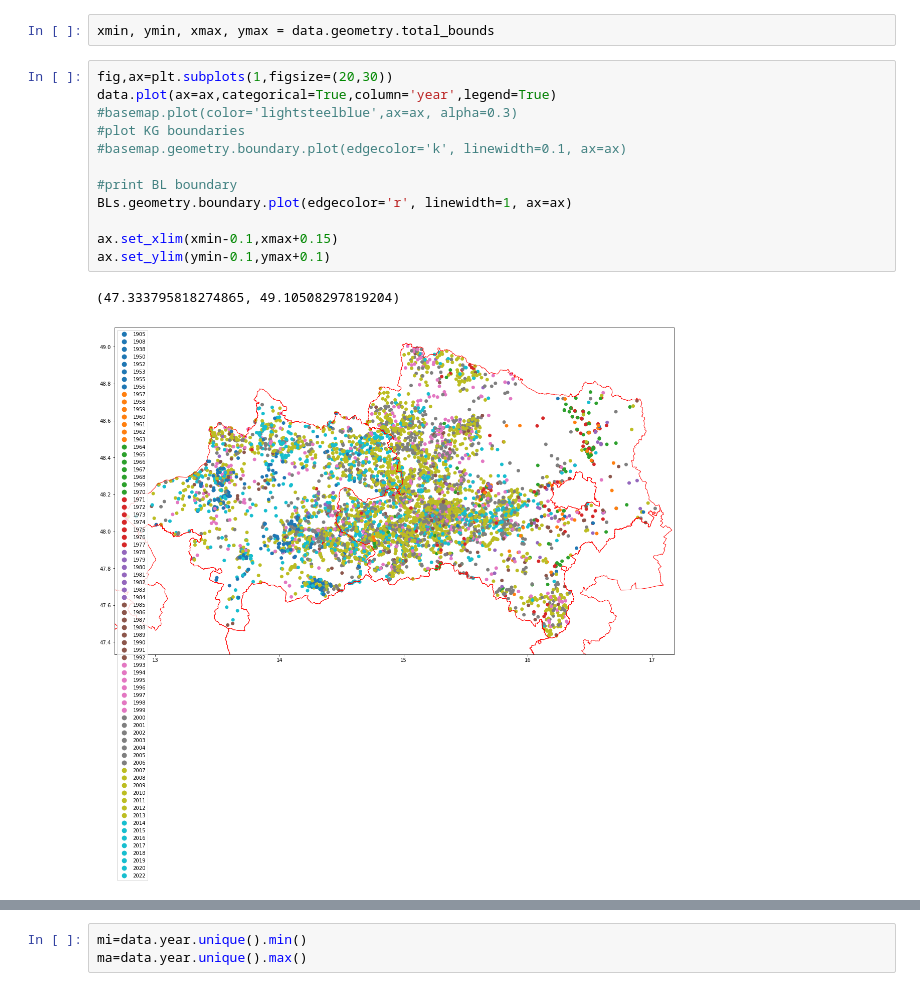
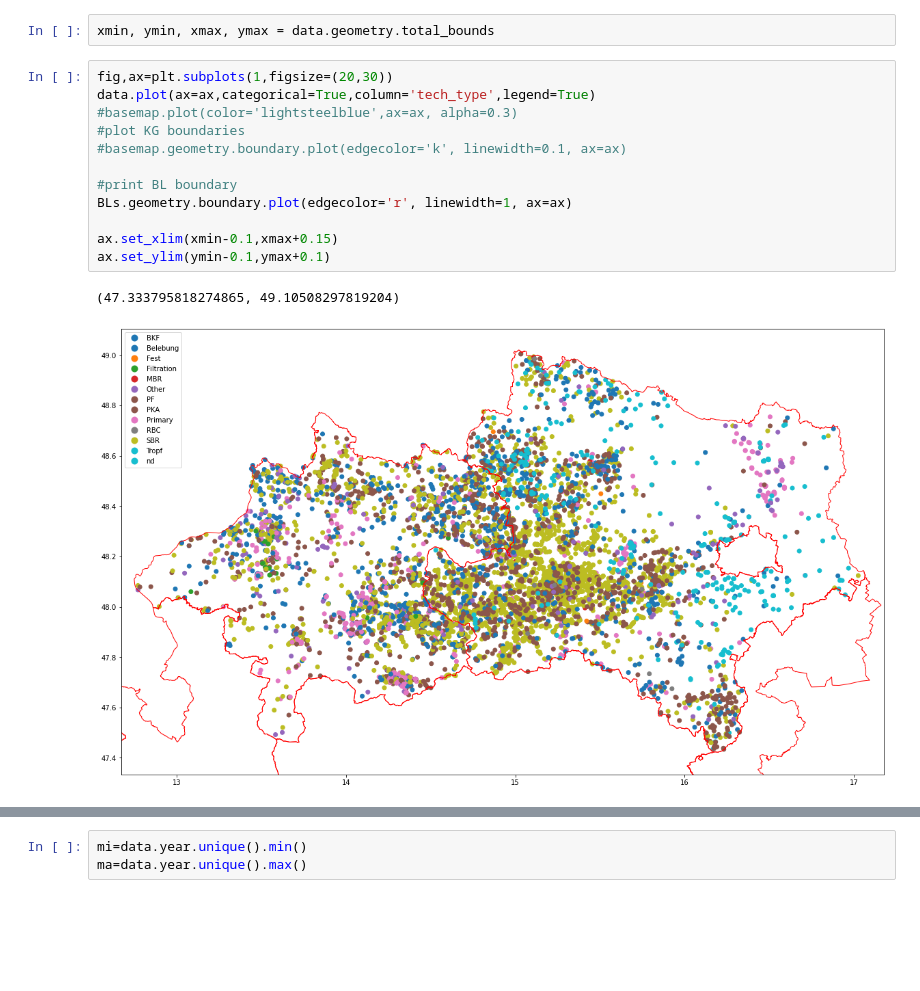
Before and after one commit to anakarpow/Locating-small-wastewater-systems-in-Austria, a Jupyter notebook: point_plots.ipynb, the cells around one changed output, grey strips where cells are left out. Saved outputs shown, nothing was run; the diff lists cells and outputs as text; blank space fills up the shorter version.

```diff
--- a/point_plots.ipynb
+++ b/point_plots.ipynb
@@ -22,18 +22,18 @@ GKZ=geopandas.read_file('plotting_data/GKZ_bounds.gpkg')
 xmin, ymin, xmax, ymax = data.geometry.total_bounds
 # %%
 fig,ax=plt.subplots(1,figsize=(20,30))
-data.plot(ax=ax,categorical=True,column='year',legend=True)
+data.plot(ax=ax,categorical=True,column='tech_type',legend=True)
 #basemap.plot(color='lightsteelblue',ax=ax, alpha=0.3)
 #plot KG boundaries
 #basemap.geometry.boundary.plot(edgecolor='k', linewidth=0.1, ax=ax)
 
 #print BL boundary
 BLs.geometry.boundary.plot(edgecolor='r', linewidth=1, ax=ax)
 
 ax.set_xlim(xmin-0.1,xmax+0.15)
 ax.set_ylim(ymin-0.1,ymax+0.1)
 # %% [output]
 (47.333795818274865, 49.10508297819204)
-[figure, old version]
+[figure, new version]
 # %%
 fig,ax=plt.subplots(1,figsize=(20,30))
```
Also changed, not shown: parts of 7 cells of this notebook, 7 other files.
